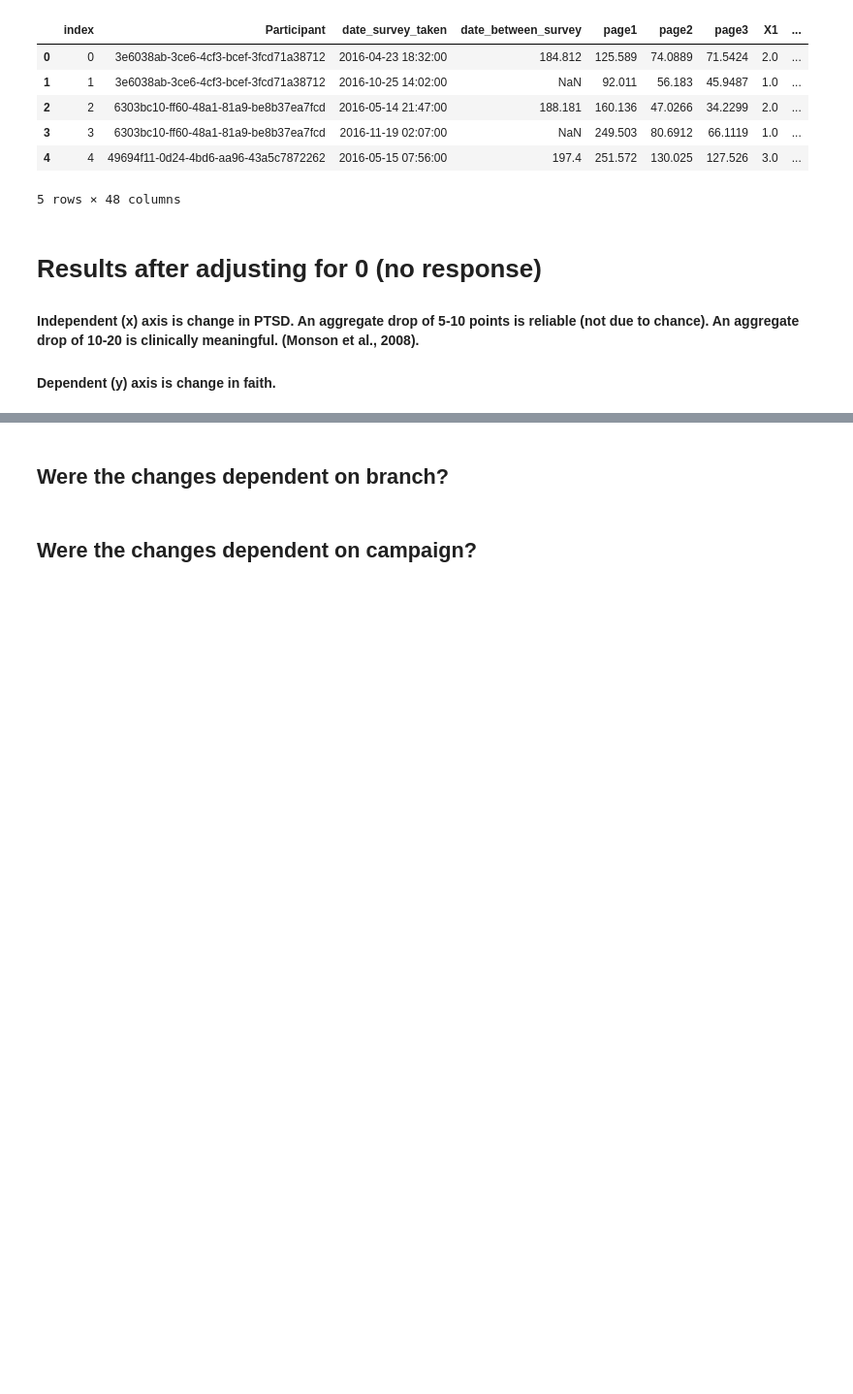
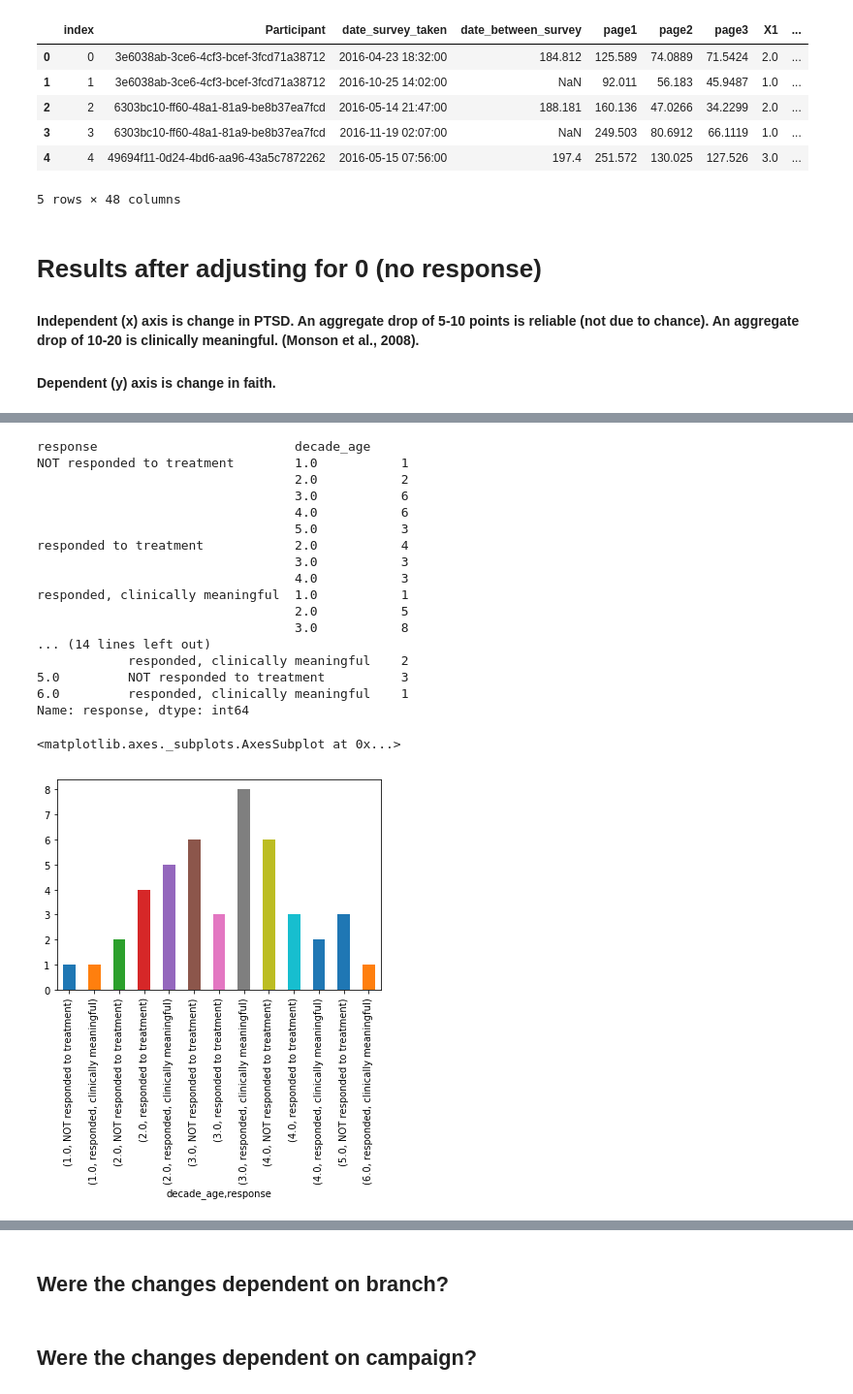
Before and after one commit to rajah9/pythonLibrary, a Jupyter notebook: Solomon MOES Quantitative data.ipynb, the cells around one changed output, grey strips where cells are left out. Shown at 97% size. Saved outputs shown, nothing was run; the diff lists cells and outputs as text; code cells hidden in the pictures; blank space fills up the shorter version.

```diff
--- a/Solomon MOES Quantitative data.ipynb
+++ b/Solomon MOES Quantitative data.ipynb
@@ -427,0 +418,29 @@ See the caveats in the documentation: http://pandas.pydata.org/pandas-docs/stabl
+# %%
+ages = df2.groupby(['response','decade_age'])['response'].count()
+print(ages)
+
+ages2 = df2.groupby(['decade_age','response'])['response'].count()
+print(ages2)
+ages2.plot(kind='bar', stacked=True)
+# df2[['response','decade_age']].plot(kind='bar', stacked=True)
+#sns.catplot(x='response', y='decade_age', data=ages2)
+# %% [output]
+response                          decade_age
+NOT responded to treatment        1.0           1
+                                  2.0           2
+                                  3.0           6
+                                  4.0           6
+                                  5.0           3
+responded to treatment            2.0           4
+                                  3.0           3
+                                  4.0           3
+responded, clinically meaningful  1.0           1
+                                  2.0           5
+                                  3.0           8
+... (14 lines left out)
+            responded, clinically meaningful    2
+5.0         NOT responded to treatment          3
+6.0         responded, clinically meaningful    1
+Name: response, dtype: int64
+<matplotlib.axes._subplots.AxesSubplot at 0x...>
+[figure, added]
```
Also changed, not shown: parts of 12 cells of this notebook.
